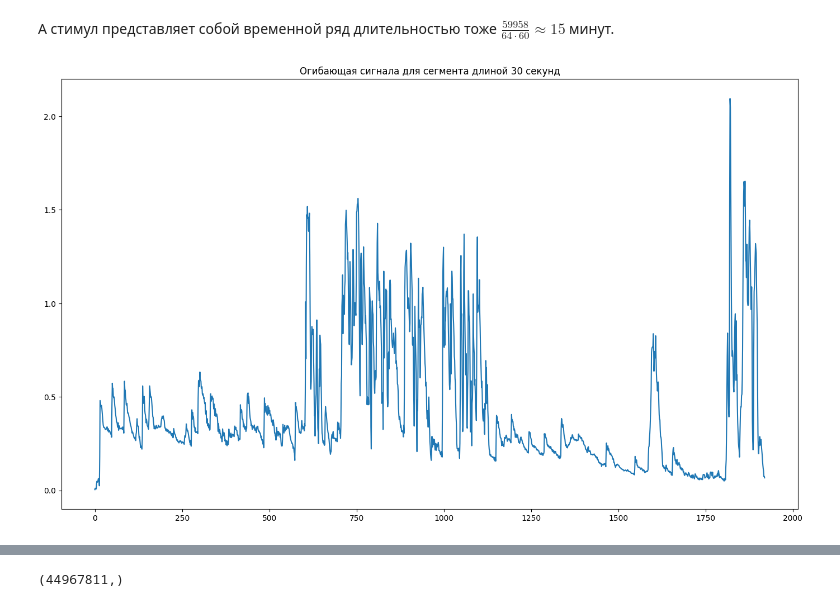
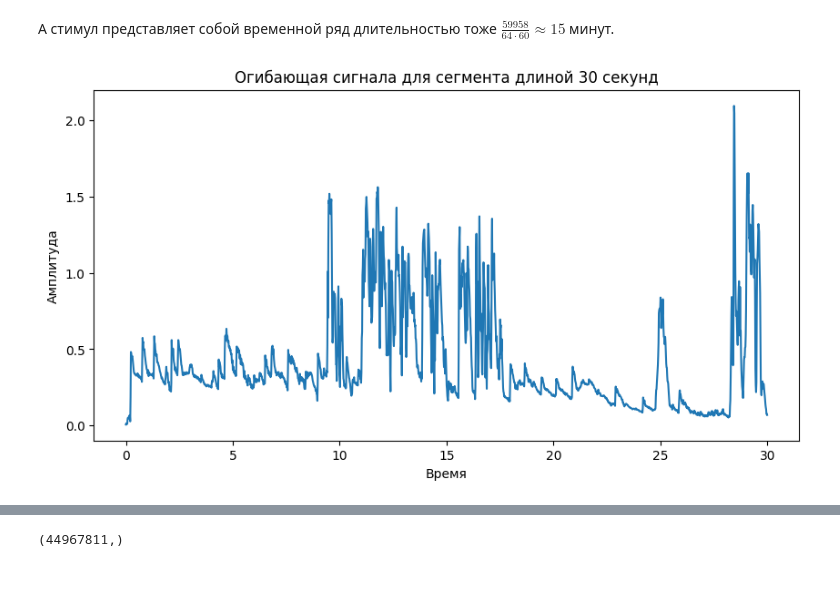
Before and after one commit to intsystems/2024-Project-154, a Jupyter notebook: code/Dataset analysis.ipynb, the cells around one changed output, grey strips where cells are left out. Cells and saved outputs as stored; diff of their text form; code cells hidden in the pictures; blank space fills up the shorter version.

```diff
--- a/code/Dataset analysis.ipynb
+++ b/code/Dataset analysis.ipynb
@@ -257,11 +251,14 @@ env_stim.shape
 # %% [markdown]
 А стимул представляет собой временной ряд длительностью тоже $\frac{59958}{64 \cdot 60} \approx 15$ минут.
 # %%
-plt.figure(figsize=(17, 10))
+plt.figure(figsize=(10, 5))
 plt.title('Огибающая сигнала для сегмента длиной 30 секунд')
-plt.plot(np.arange(len(env_stim[:64*60//2])), env_stim[:64*60//2]);
+plt.plot(np.arange(len(env_stim[:64*60//2])) / 64, env_stim[:64*60//2]);
+plt.xlabel('Время')
+plt.ylabel('Амплитуда')
+plt.show()
 # %% [output]
-[figure, old version]
+[figure, new version]
 # %%
 # весит 70 Мб
 urllib.request.urlretrieve("https://rdr.kuleuven.be/api/access/datafile/37109?gbrecs=true",
```
Also changed, not shown: parts of 11 cells of this notebook.
